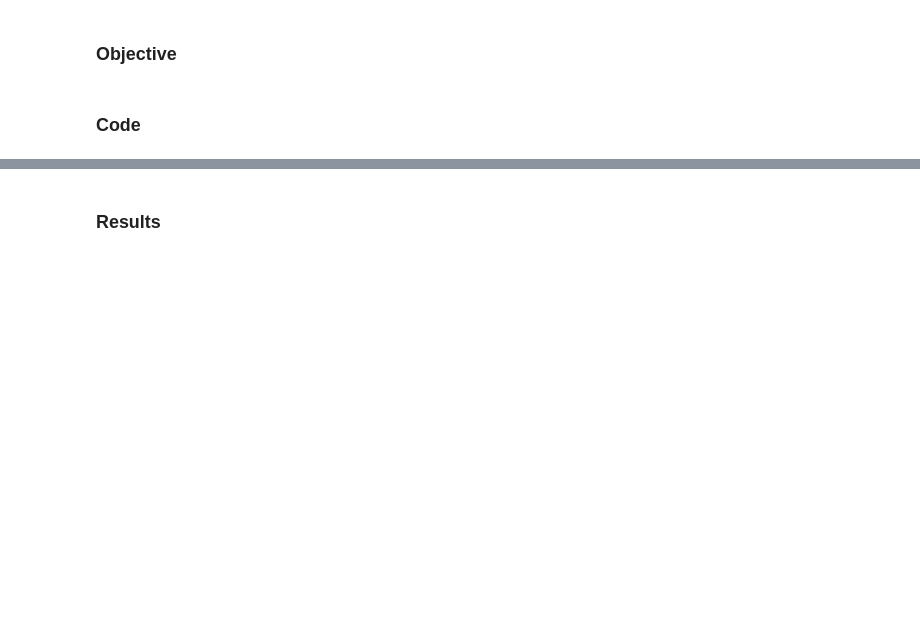
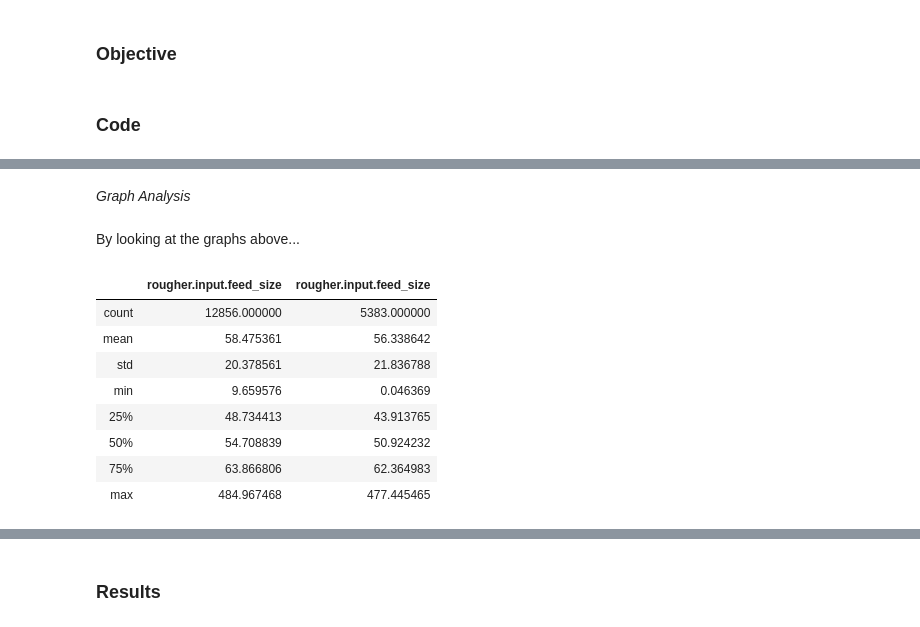
Before and after one commit to lucasmouragomes/portfolio, a Jupyter notebook: gold_mining/sprint10_project.ipynb, the cells around one changed output, grey strips where cells are left out. Saved outputs shown, nothing was run; the diff lists cells and outputs as text; code cells hidden in the pictures; blank space fills up the shorter version.

```diff
--- a/gold_mining/sprint10_project.ipynb
+++ b/gold_mining/sprint10_project.ipynb
@@ -283,0 +323,18 @@ Name: final.output.recovery, dtype: float64
+# %% [markdown]
+*Graph Analysis*
+# %% [markdown]
+By looking at the graphs above...
+# %%
+feed_size = pd.concat([df['train']['rougher.input.feed_size'], df['test']['rougher.input.feed_size']], axis=1)
+
+feed_size.describe()
+# %% [output]
+|  | rougher.input.feed_size | rougher.input.feed_size |
+| count | 12856.000000 | 5383.000000 |
+| mean | 58.475361 | 56.338642 |
+| std | 20.378561 | 21.836788 |
+| min | 9.659576 | 0.046369 |
+| 25% | 48.734413 | 43.913765 |
+| 50% | 54.708839 | 50.924232 |
+| 75% | 63.866806 | 62.364983 |
+| max | 484.967468 | 477.445465 |
```
Also changed, not shown: parts of 14 cells of this notebook.
